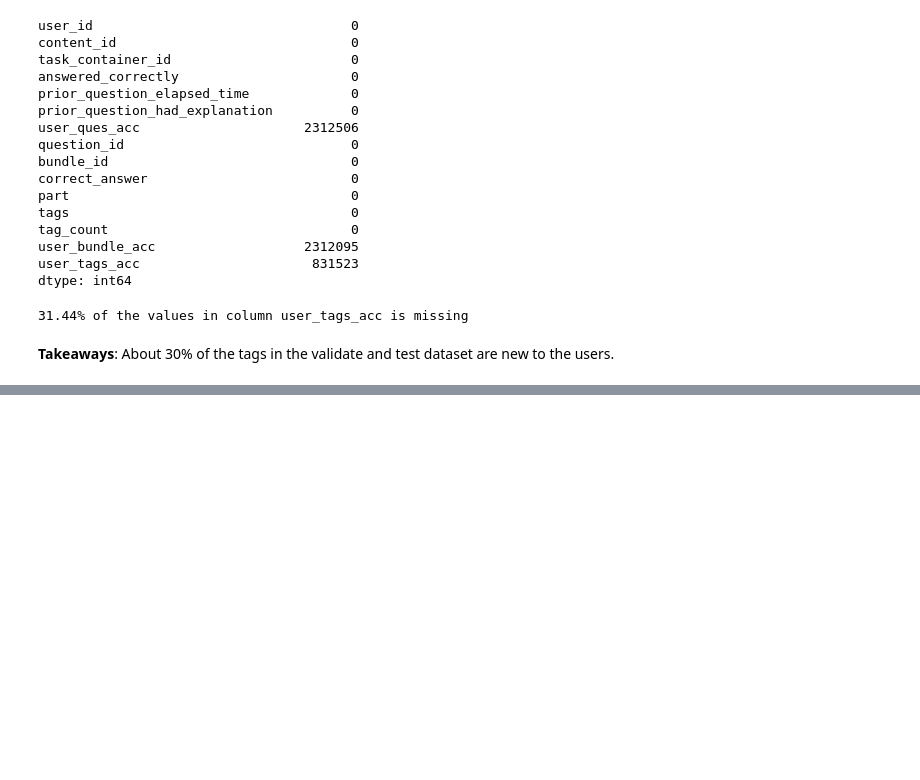
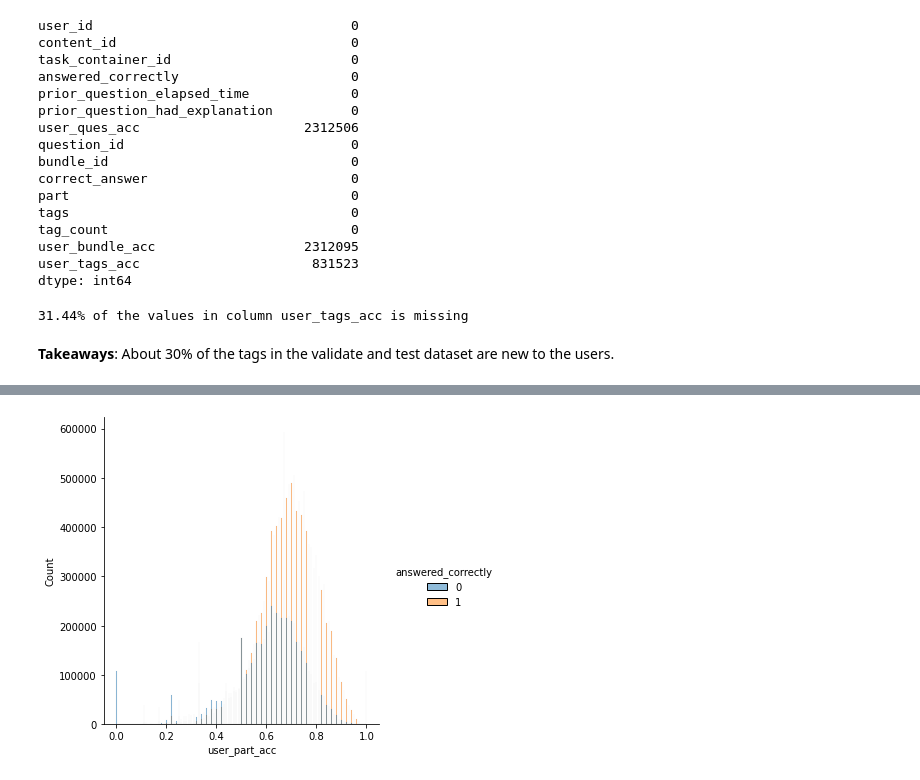
Before and after one commit to Yongliang-Shi/riiid_answer_correctness_prediction, a Jupyter notebook: model.ipynb, the cells around one changed output, grey strips where cells are left out. Cells and saved outputs as stored; diff of their text form; code cells hidden in the pictures; blank space fills up the shorter version.

Commit message:
add new feature user_part_accuracy

```diff
--- a/model.ipynb
+++ b/model.ipynb
@@ -604,0 +607,6 @@ print(f"{round((831523*100/df_test.shape[0]),2)}% of the values in column user_t
+# %%
+%%time
+# Compute the user_part_accuracy
+
+user_part_accuracy = explore.compute_user_part_acc(df_train)
+user_part_accuracy.head(2)
@@ -604,0 +619,8 @@ print(f"{round((831523*100/df_test.shape[0]),2)}% of the values in column user_t
+# %%
+%%time
+# Concat the user_part_acc to the df_train
+
+df_train = df_train.merge(user_part_accuracy, how='left',
+                          left_on = ['user_id', 'part'],
+                          right_on = ['user_id', 'part'])
+df_train.info()
@@ -604,0 +645,8 @@ print(f"{round((831523*100/df_test.shape[0]),2)}% of the values in column user_t
+# %%
+%%time
+# Plot the distribution of values in column user_part_acc
+
+sns.displot(data=df_train, x='user_part_acc', hue='answered_correctly')
+plt.show()
+# %% [output]
+[figure, added]
```
Also changed, not shown: parts of 12 cells of this notebook.
